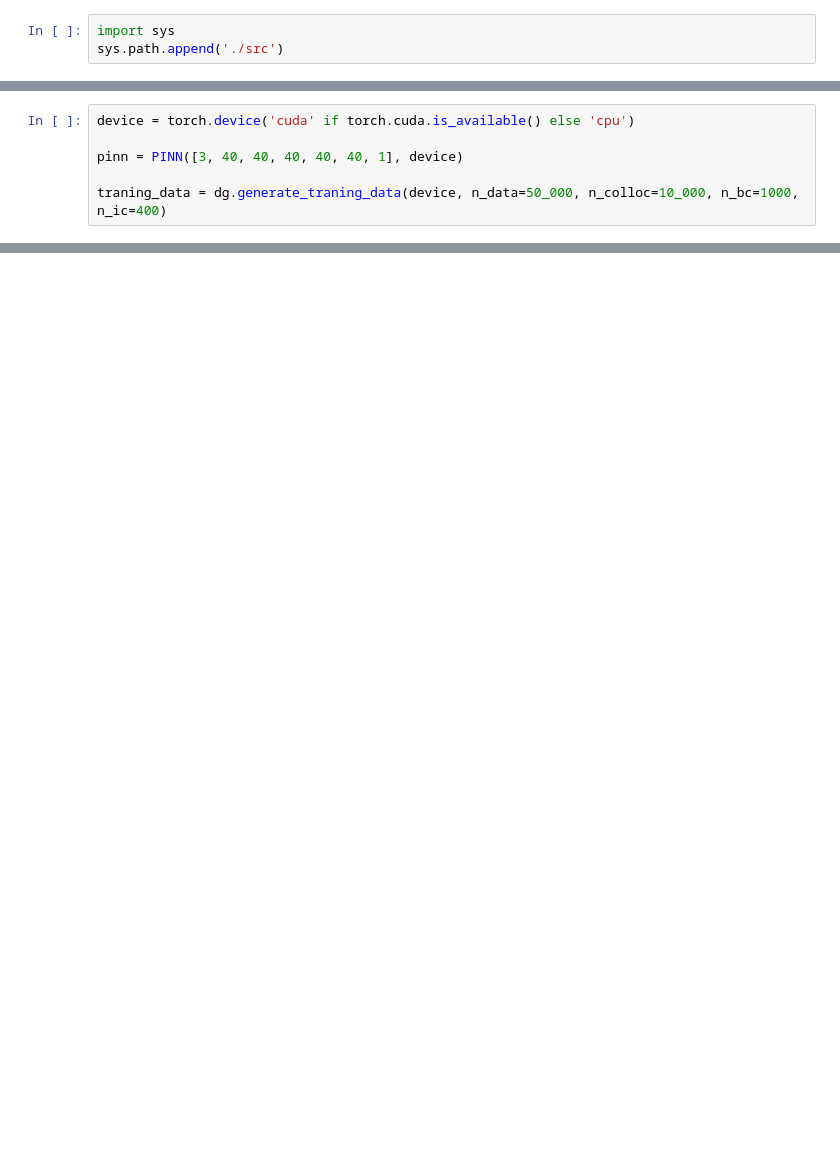
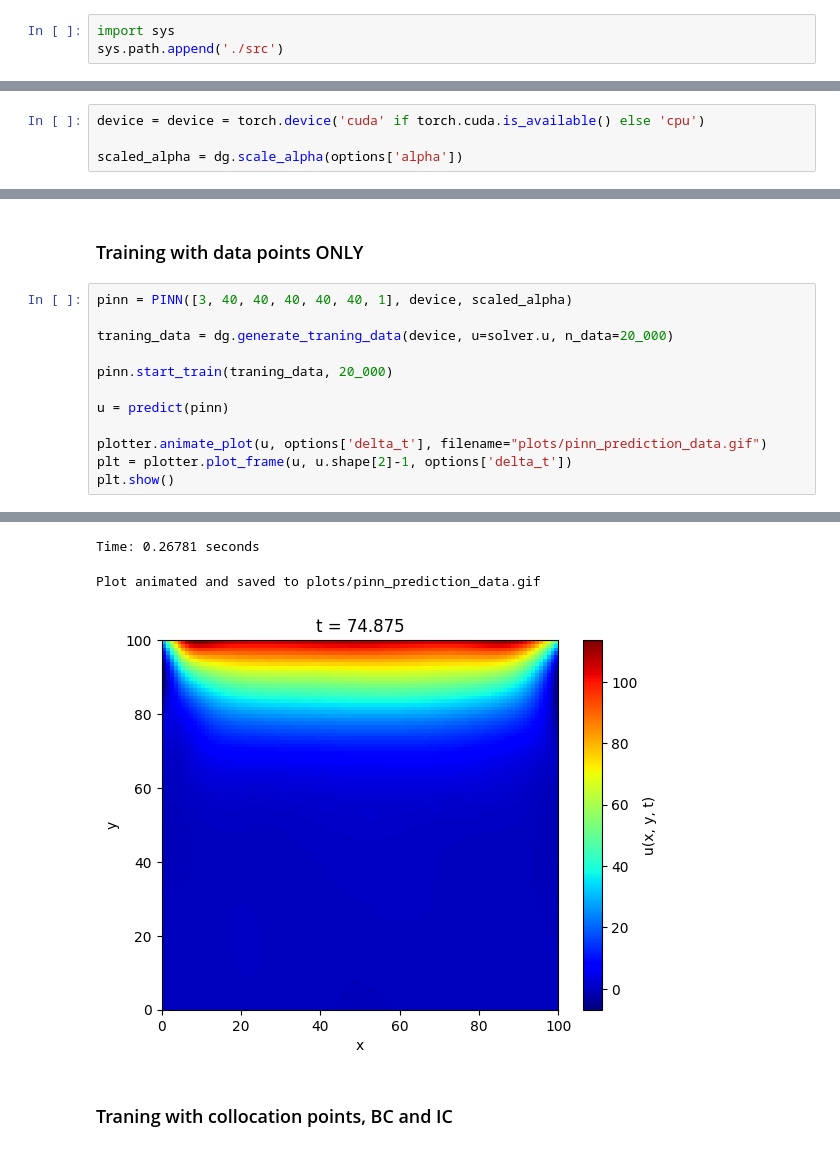
Before and after one commit to nkusla/heat-transfer-pinn, a Jupyter notebook: main.ipynb, the cells around one changed output, grey strips where cells are left out. Saved outputs shown, nothing was run; the diff lists cells and outputs as text; blank space fills up the shorter version.

```diff
--- a/main.ipynb
+++ b/main.ipynb
@@ -34,6 +44,4 @@ plt.show()
 # %%
-device = torch.device('cuda' if torch.cuda.is_available() else 'cpu')
+device = device = torch.device('cuda' if torch.cuda.is_available() else 'cpu')
 
-pinn = PINN([3, 40, 40, 40, 40, 40, 1], device)
-
-traning_data = dg.generate_traning_data(device, n_data=50_000, n_colloc=10_000, n_bc=1000, n_ic=400)
+scaled_alpha = dg.scale_alpha(options['alpha'])
@@ -70,0 +62,15 @@ plotter.animate_plot(u, options['delta_t'], filename="pinn_prediction.gif")
+# %% [markdown]
+### Training with data points ONLY
+# %%
+pinn = PINN([3, 40, 40, 40, 40, 40, 1], device, scaled_alpha)
+
+traning_data = dg.generate_traning_data(device, u=solver.u, n_data=20_000)
+
+pinn.start_train(traning_data, 20_000)
+
+u = predict(pinn)
+
+plotter.animate_plot(u, options['delta_t'], filename="plots/pinn_prediction_data.gif")
+plt = plotter.plot_frame(u, u.shape[2]-1, options['delta_t'])
+plt.show()
+# %% [output]
@@ -70,0 +94,5 @@ plotter.animate_plot(u, options['delta_t'], filename="pinn_prediction.gif")
+Time: 0.26781 seconds
+Plot animated and saved to plots/pinn_prediction_data.gif
+[figure, added]
+# %% [markdown]
+### Traning with collocation points, BC and IC
```
Also changed, not shown: parts of 12 cells of this notebook, 13 other files.
